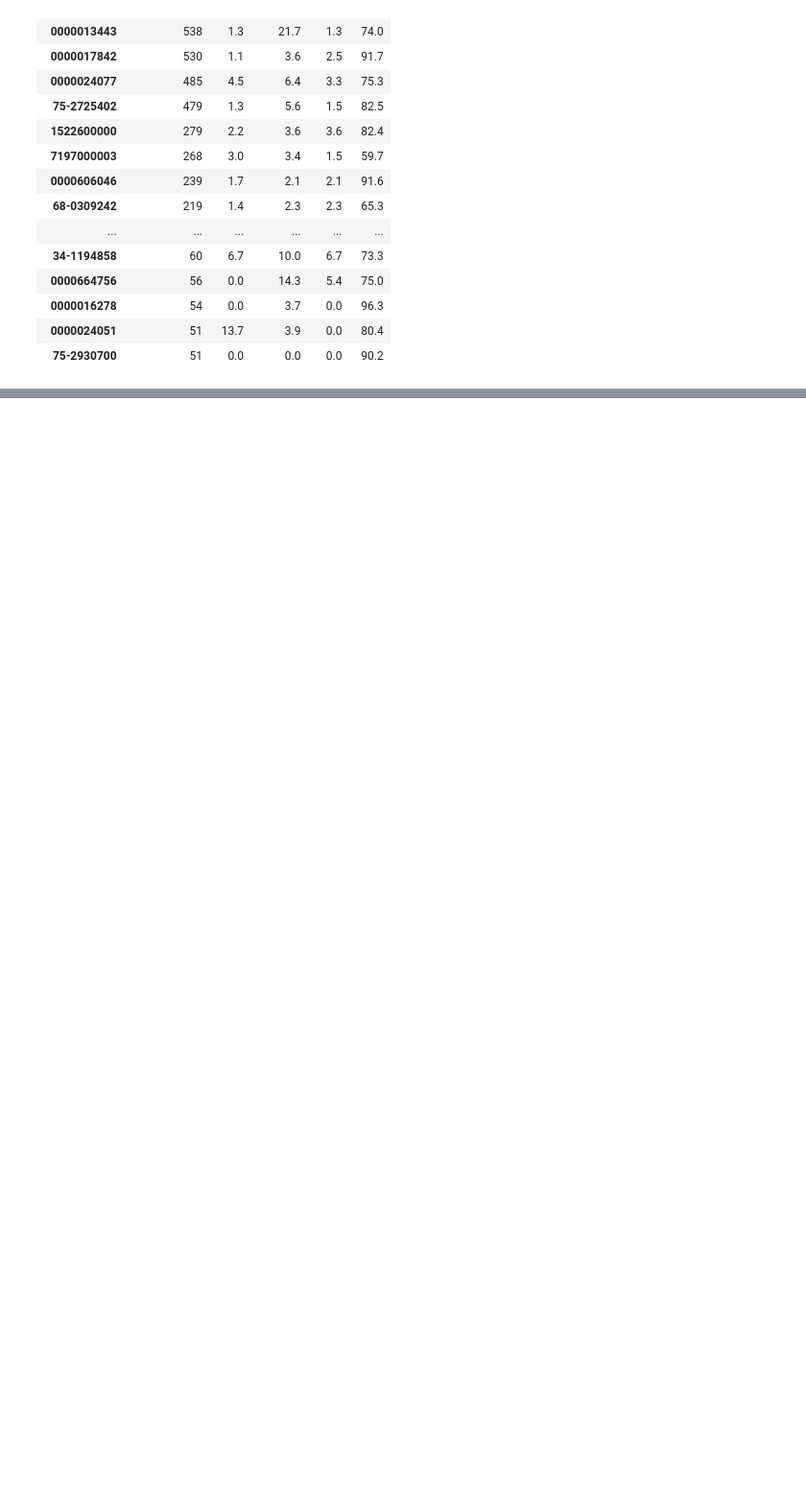
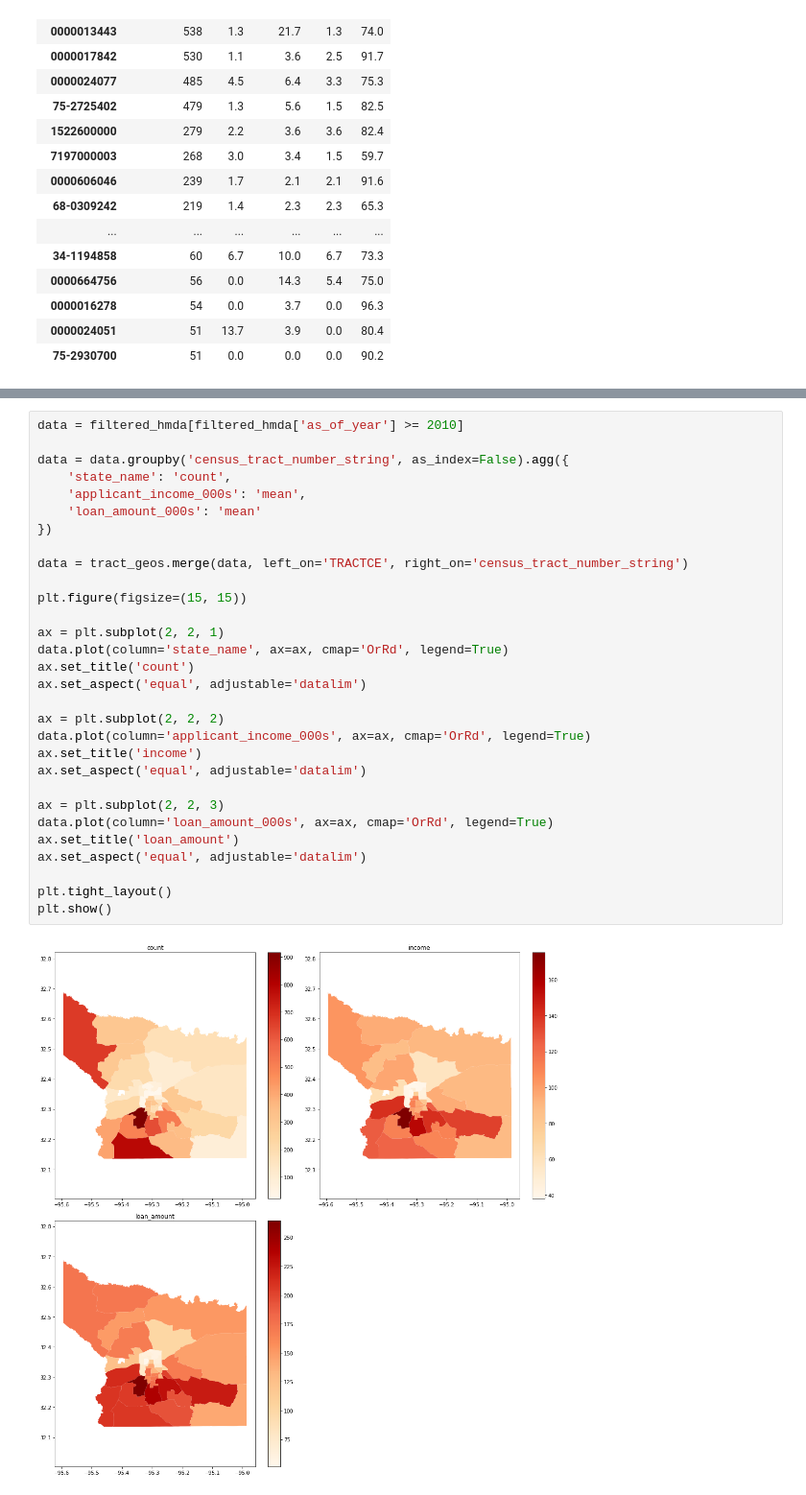
Before and after one commit to thetylerloop/tyler-home-loans, a Jupyter notebook: Home Loans (HMDA) Analysis.ipynb, the cells around one changed output, grey strips where cells are left out. Shown at 96% size. Cells and saved outputs as stored; diff of their text form; blank space fills up the shorter version.

```diff
--- a/Home Loans (HMDA) Analysis.ipynb
+++ b/Home Loans (HMDA) Analysis.ipynb
@@ -390,0 +399,32 @@ tracts_merged.plot(column='loan_amount_000s', cmap='OrRd', scheme='Quantiles', l
+# %%
+data = filtered_hmda[filtered_hmda['as_of_year'] >= 2010]
+
+data = data.groupby('census_tract_number_string', as_index=False).agg({
+    'state_name': 'count',
+    'applicant_income_000s': 'mean',
+    'loan_amount_000s': 'mean'
+})
+
+data = tract_geos.merge(data, left_on='TRACTCE', right_on='census_tract_number_string')
+
+plt.figure(figsize=(15, 15))
+
+ax = plt.subplot(2, 2, 1)
+data.plot(column='state_name', ax=ax, cmap='OrRd', legend=True)
+ax.set_title('count')
+ax.set_aspect('equal', adjustable='datalim')
+
+ax = plt.subplot(2, 2, 2)
+data.plot(column='applicant_income_000s', ax=ax, cmap='OrRd', legend=True)
+ax.set_title('income')
+ax.set_aspect('equal', adjustable='datalim')
+
+ax = plt.subplot(2, 2, 3)
+data.plot(column='loan_amount_000s', ax=ax, cmap='OrRd', legend=True)
+ax.set_title('loan_amount')
+ax.set_aspect('equal', adjustable='datalim')
+
+plt.tight_layout()
+plt.show()
+# %% [output]
+[figure, added]
```
Also changed, not shown: parts of 8 cells of this notebook.
